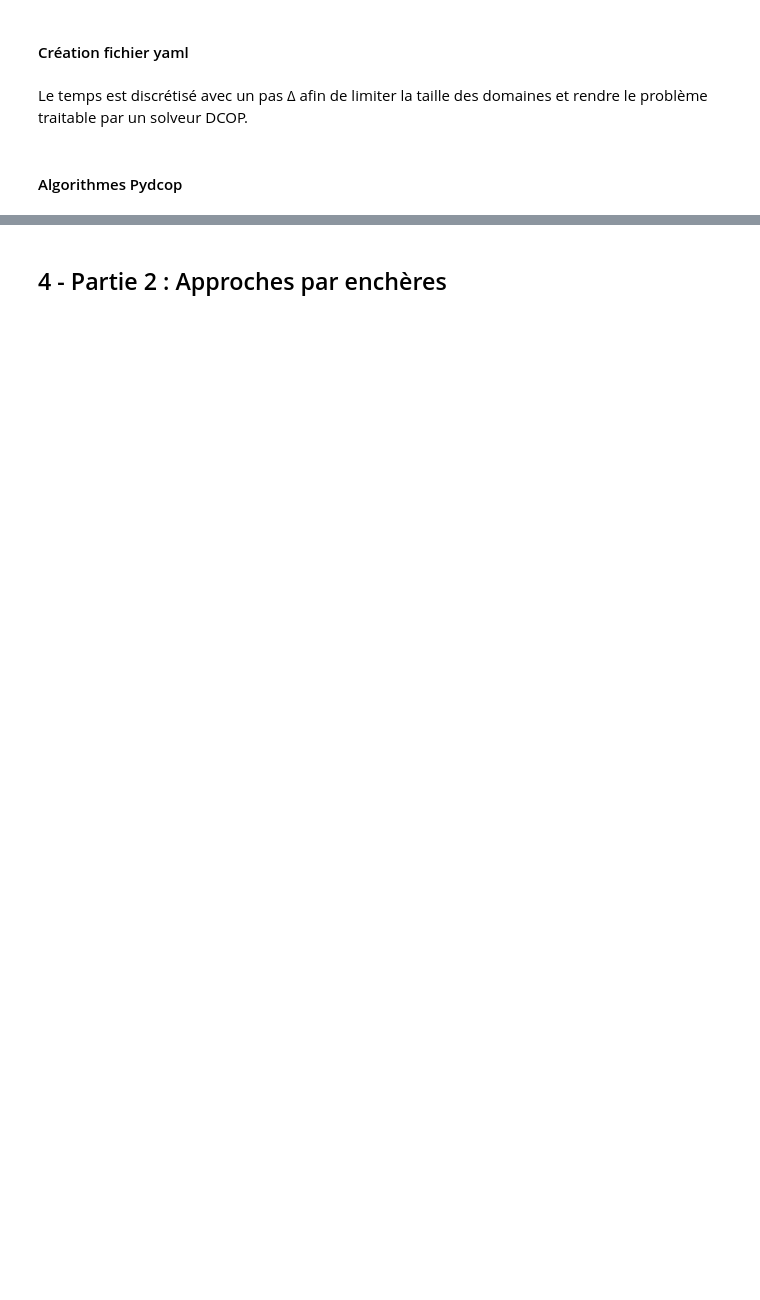
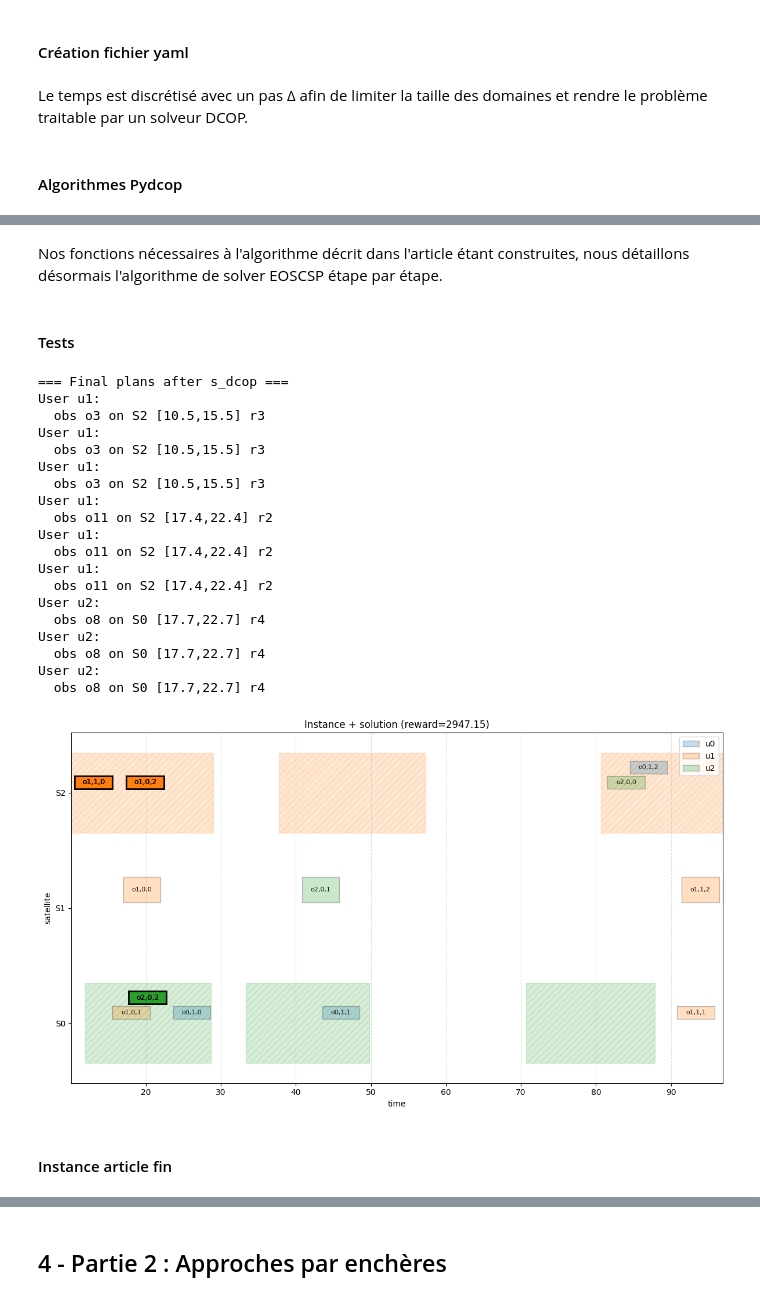
Before and after one commit to Melluchi/COCOMA, a Jupyter notebook: Projet_COCOMA.ipynb, the cells around one changed output, grey strips where cells are left out. Saved outputs shown, nothing was run; the diff lists cells and outputs as text; code cells hidden in the pictures; blank space fills up the shorter version.

```diff
--- a/Projet_COCOMA.ipynb
+++ b/Projet_COCOMA.ipynb
@@ -979,0 +1266,3 @@ import os
+# %%
+def intersect(a_start, a_end, b_start, b_end):
+    return max(a_start, b_start), min(a_end, b_end)
@@ -1068,0 +1497,9 @@ write_dcop_yaml(dcop, "yaml_files")
+# %%
+def apply_dcop_decision(assignment, var_info, plans_u):
+    chosen = [v for v,val in assignment.items() if str(val) in ("1", "1.0", "True")]
+    for v in chosen:
+        if v not in var_info:
+            continue
+        uid, obs, sid, st, en = var_info[v]
+        plans_u.setdefault(uid, []).append((obs, st, en))
+        plans_u[uid].sort(key=lambda x: x[1])
@@ -1068,0 +1526,2 @@ write_dcop_yaml(dcop, "yaml_files")
+# %% [markdown]
+Nos fonctions nécessaires à l'algorithme décrit dans l'article étant construites, nous détaillons désormais l'algorithme de solver EOSCSP étape par étape.
@@ -1068,0 +1613,52 @@ write_dcop_yaml(dcop, "yaml_files")
+# %% [markdown]
+#### Tests
+# %%
+horizon = 100.0
+
+satellites = generate_satellites(3, horizon, 100, 200)
+users_no_exclusifs = generate_users(1)
+users_exclusifs = generate_users_exclusifs(len(users_no_exclusifs), satellites, 2)
+users = users_no_exclusifs.union(users_exclusifs)
+requests = generate_requests(users, 2, horizon, 3.0, 10.0, 5.0, 50.0)
+observations = generate_observations(satellites, users, requests, 3, 6.0, 20.0)
+
+P = generate_EOSCSP(1, satellites, users, requests, observations)
+# %%
+plans_u, global_plan = s_dcop_EOSCSP_solver(P, tau=tau)
+
+print("\n=== Final plans after s_dcop ===")
+for o, st, en in global_plan:
+    print(f"User u{o.u.u_id}:")
+    print(f"  obs o{o.o_id} on S{o.s.s_id} [{st:.1f},{en:.1f}] r{o.r.r_id}")
+
+plot_eoscsp_windows(
+P,
+plan=global_plan,
+title=f"Instance + solution (reward={reward:.2f})",
+show_exclusives=True,
+show_labels=True,
+show_plan_labels=True
+)
+# %% [output]
+=== Final plans after s_dcop ===
+User u1:
+  obs o3 on S2 [10.5,15.5] r3
+User u1:
+  obs o3 on S2 [10.5,15.5] r3
+User u1:
+  obs o3 on S2 [10.5,15.5] r3
+User u1:
+  obs o11 on S2 [17.4,22.4] r2
+User u1:
+  obs o11 on S2 [17.4,22.4] r2
+User u1:
+  obs o11 on S2 [17.4,22.4] r2
+User u2:
+  obs o8 on S0 [17.7,22.7] r4
+User u2:
+  obs o8 on S0 [17.7,22.7] r4
+User u2:
+  obs o8 on S0 [17.7,22.7] r4
+[figure, added]
+# %% [markdown]
+#### Instance article fin
```
Also changed, not shown: parts of 67 cells of this notebook, 4 other files.
